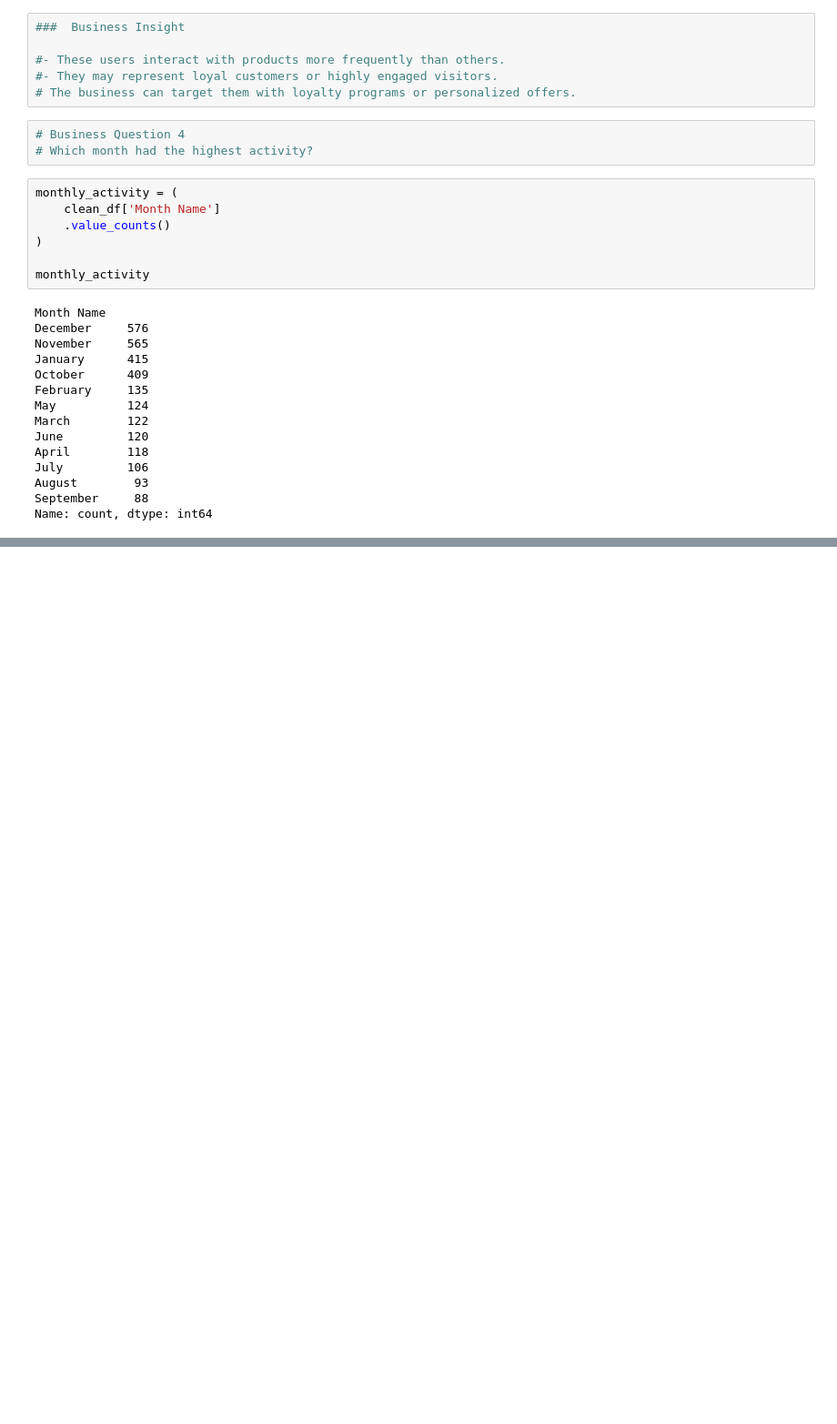
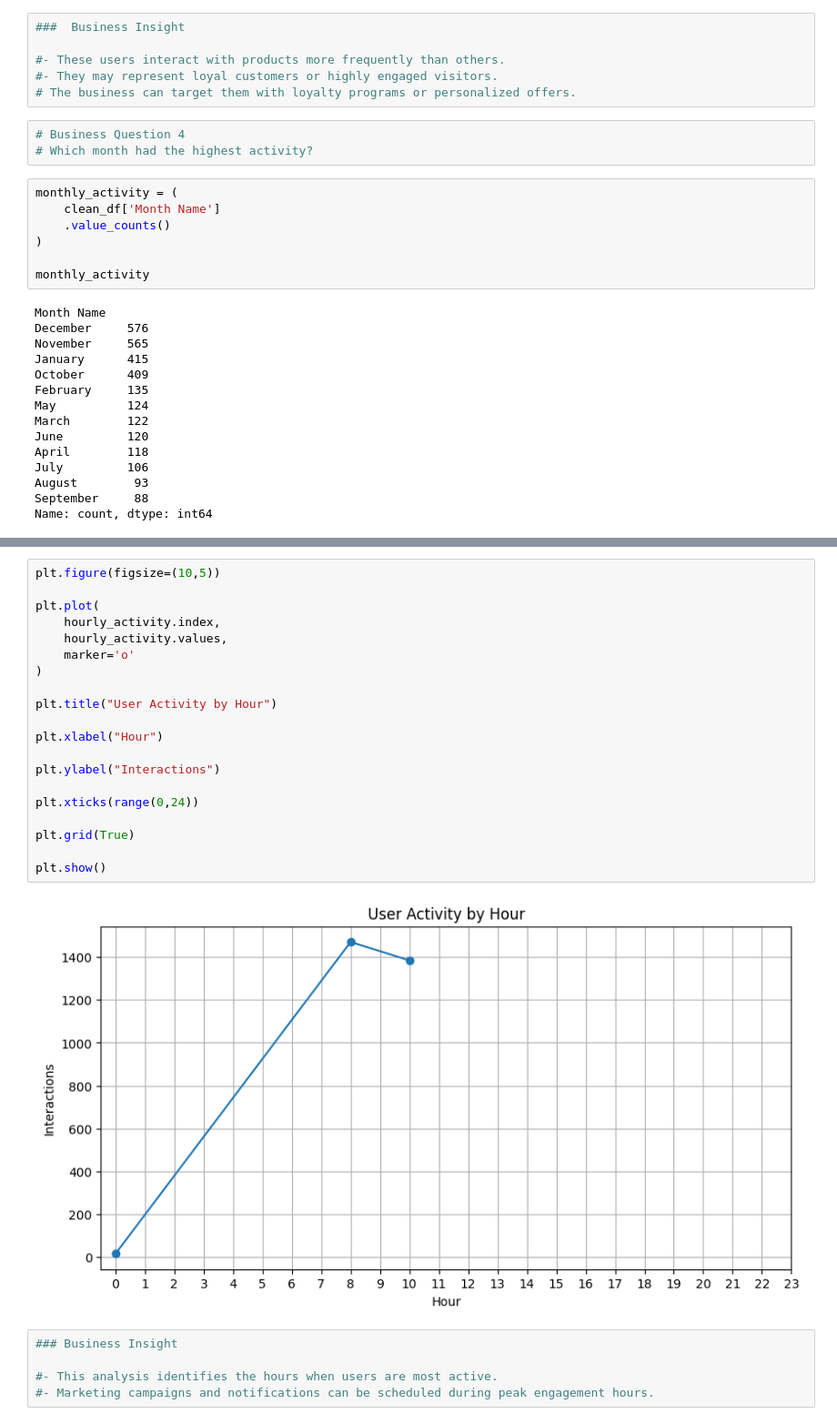
Before and after one commit to zzshukla/ecommerce-user-behavior-analysis, a Jupyter notebook: notebook/Ecommerce_User_Behavior_Analysis.ipynb, the cells around one changed output, grey strips where cells are left out. Shown at 91% size. Cells and saved outputs as stored; diff of their text form; blank space fills up the shorter version.

Commit message:
Complete exploratory data analysis with business insights

```diff
--- a/notebook/Ecommerce_User_Behavior_Analysis.ipynb
+++ b/notebook/Ecommerce_User_Behavior_Analysis.ipynb
@@ -388,0 +444,27 @@ Name: count, dtype: int64
+# %%
+plt.figure(figsize=(10,5))
+
+plt.plot(
+    hourly_activity.index,
+    hourly_activity.values,
+    marker='o'
+)
+
+plt.title("User Activity by Hour")
+
+plt.xlabel("Hour")
+
+plt.ylabel("Interactions")
+
+plt.xticks(range(0,24))
+
+plt.grid(True)
+
+plt.show()
+# %% [output]
+[figure, added]
+# %%
+### Business Insight
+
+#- This analysis identifies the hours when users are most active.
+#- Marketing campaigns and notifications can be scheduled during peak engagement hours.
```
Also changed, not shown: parts of 21 cells of this notebook.
